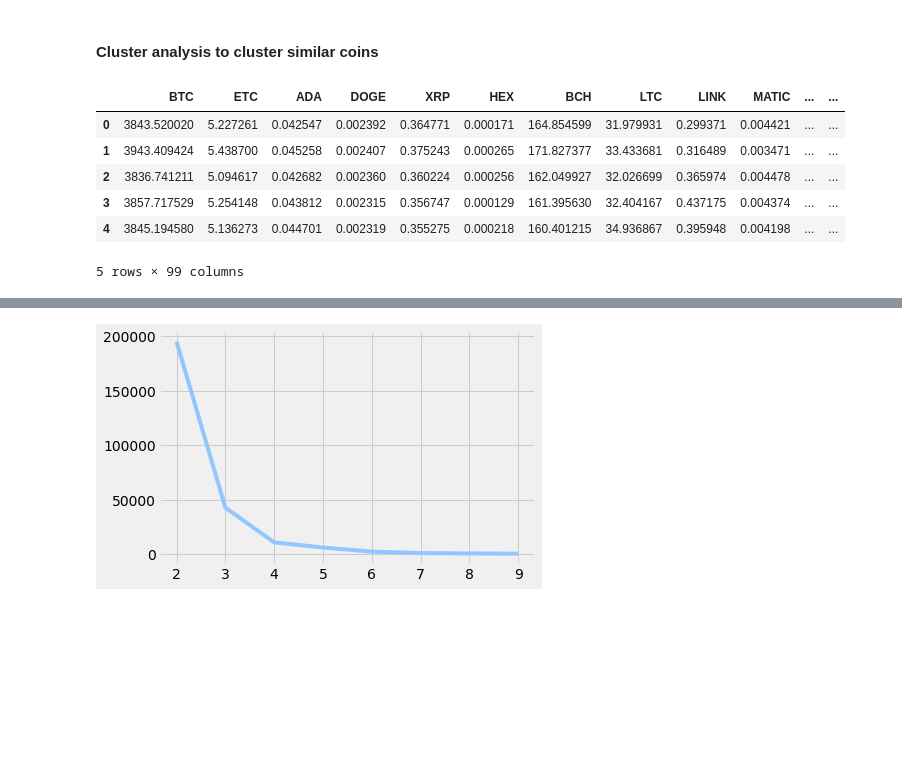
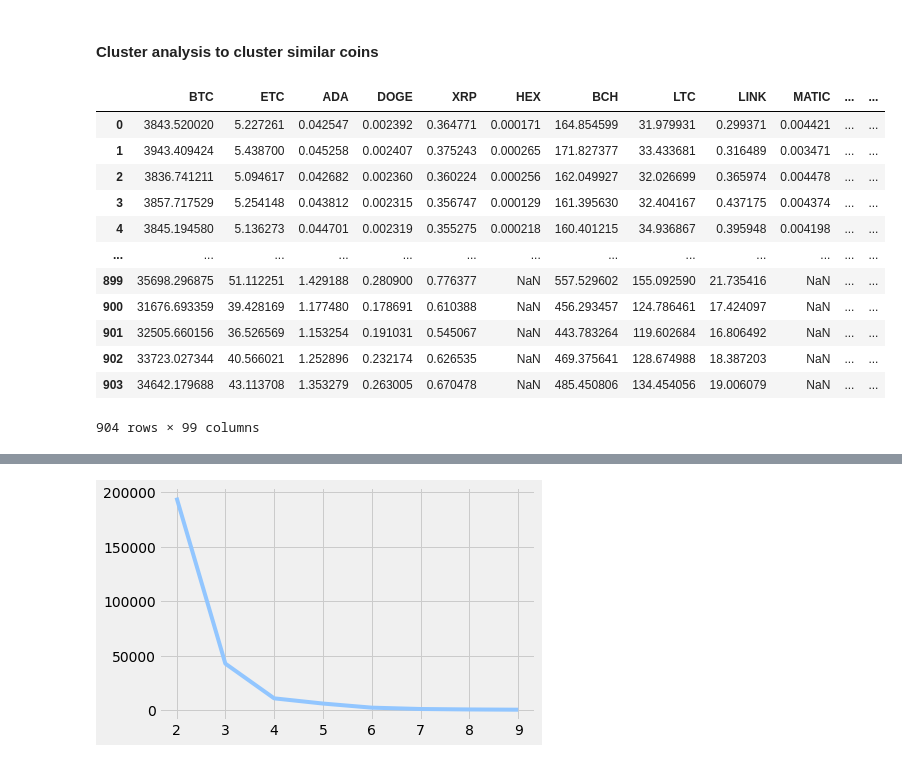
Before and after one commit to nosliwes/coinpix, a Jupyter notebook: notebooks/Clustering.ipynb, the cells around one changed output, grey strips where cells are left out. Saved outputs shown, nothing was run; the diff lists cells and outputs as text; code cells hidden in the pictures; blank space fills up the shorter version.

```diff
--- a/notebooks/Clustering.ipynb
+++ b/notebooks/Clustering.ipynb
@@ -42,14 +42,20 @@ df = pd.DataFrame()
 for coin in coins:
     df[coin] = load_data(coin,years,path+'price-data/')['Close']
 # %%
-df.head()
+df
 # %% [output]
 |  | BTC | ETC | ADA | DOGE | XRP | HEX | BCH | LTC | LINK | MATIC | ... | ... |
 | 0 | 3843.520020 | 5.227261 | 0.042547 | 0.002392 | 0.364771 | 0.000171 | 164.854599 | 31.979931 | 0.299371 | 0.004421 | ... | ... |
 | 1 | 3943.409424 | 5.438700 | 0.045258 | 0.002407 | 0.375243 | 0.000265 | 171.827377 | 33.433681 | 0.316489 | 0.003471 | ... | ... |
 | 2 | 3836.741211 | 5.094617 | 0.042682 | 0.002360 | 0.360224 | 0.000256 | 162.049927 | 32.026699 | 0.365974 | 0.004478 | ... | ... |
 | 3 | 3857.717529 | 5.254148 | 0.043812 | 0.002315 | 0.356747 | 0.000129 | 161.395630 | 32.404167 | 0.437175 | 0.004374 | ... | ... |
 | 4 | 3845.194580 | 5.136273 | 0.044701 | 0.002319 | 0.355275 | 0.000218 | 160.401215 | 34.936867 | 0.395948 | 0.004198 | ... | ... |
+| ... | ... | ... | ... | ... | ... | ... | ... | ... | ... | ... | ... | ... |
+| 899 | 35698.296875 | 51.112251 | 1.429188 | 0.280900 | 0.776377 | NaN | 557.529602 | 155.092590 | 21.735416 | NaN | ... | ... |
+| 900 | 31676.693359 | 39.428169 | 1.177480 | 0.178691 | 0.610388 | NaN | 456.293457 | 124.786461 | 17.424097 | NaN | ... | ... |
+| 901 | 32505.660156 | 36.526569 | 1.153254 | 0.191031 | 0.545067 | NaN | 443.783264 | 119.602684 | 16.806492 | NaN | ... | ... |
+| 902 | 33723.027344 | 40.566021 | 1.252896 | 0.232174 | 0.626535 | NaN | 469.375641 | 128.674988 | 18.387203 | NaN | ... | ... |
+| 903 | 34642.179688 | 43.113708 | 1.353279 | 0.263005 | 0.670478 | NaN | 485.450806 | 134.454056 | 19.006079 | NaN | ... | ... |
-5 rows × 99 columns
+904 rows × 99 columns
 # %%
 # find expected annual returns and variance for clustering
```
Also changed, not shown: parts of 10 cells of this notebook, 3 other files.
